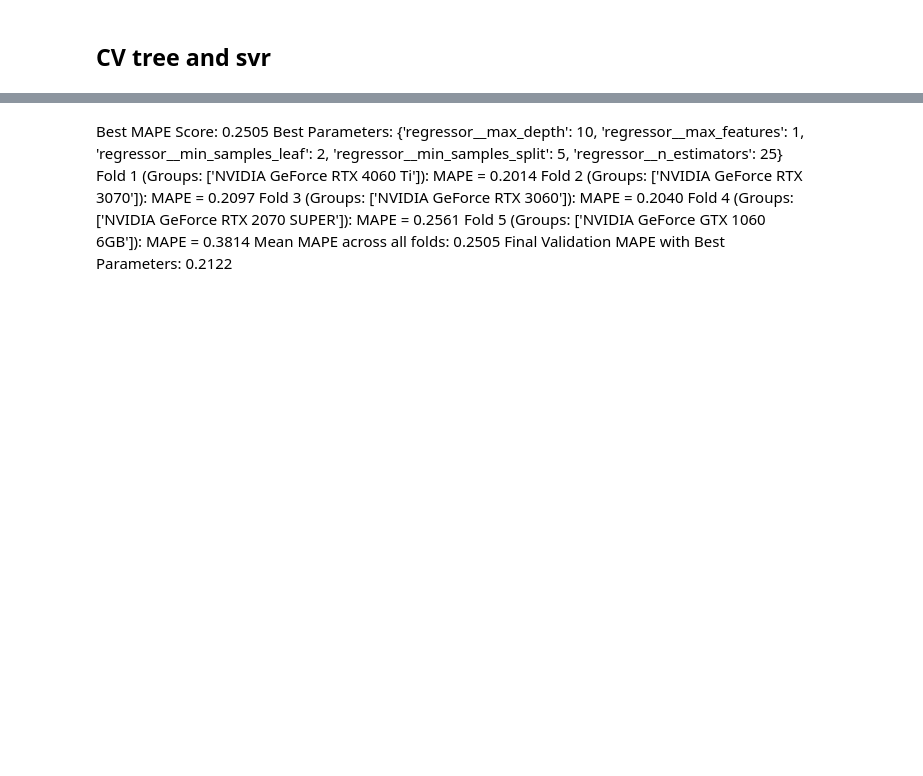
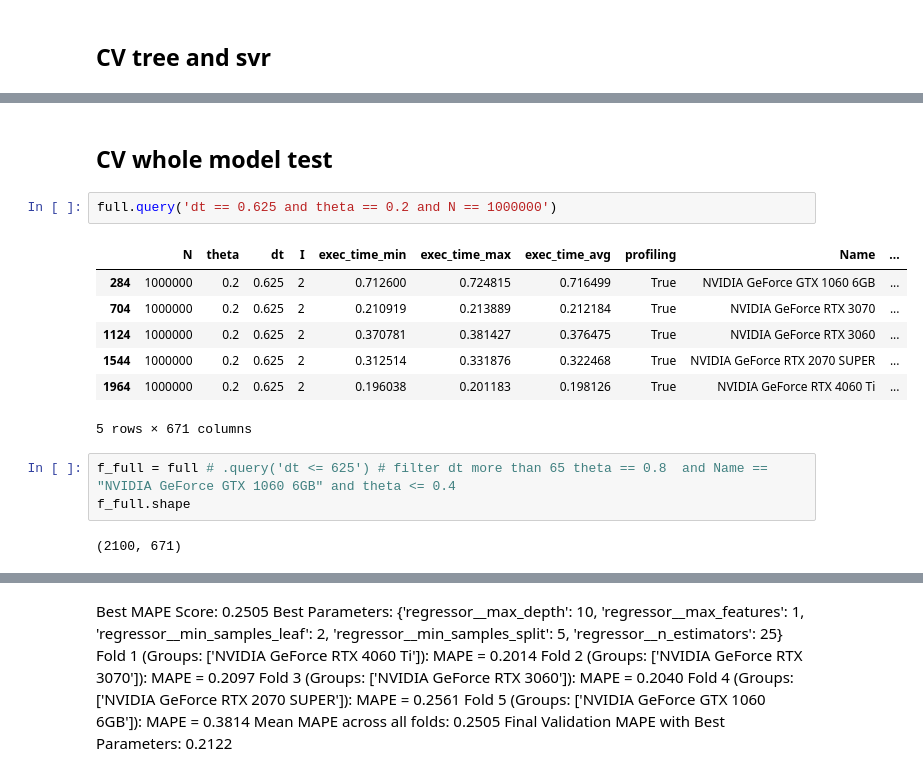
Before and after one commit to Mauricio-Bernuy/Bonsai-estimate, a Jupyter notebook: 3. Analysis.ipynb, the cells around one changed output, grey strips where cells are left out. Drawn from its saved outputs; the diff is of its cells as text; blank space fills up the shorter version.

Commit message:
new cv tests and outputs

```diff
--- a/3. Analysis.ipynb
+++ b/3. Analysis.ipynb
@@ -2228,0 +2095,17 @@ Final Validation MAPE with Best Parameters: 0.2069
+# %% [markdown]
+## CV whole model test
+# %%
+full.query('dt == 0.625 and theta == 0.2 and N == 1000000')
+# %% [output]
+|  | N | theta | dt | I | exec_time_min | exec_time_max | exec_time_avg | profiling | Name | ... |
+| 284 | 1000000 | 0.2 | 0.625 | 2 | 0.712600 | 0.724815 | 0.716499 | True | NVIDIA GeForce GTX 1060 6GB | ... |
+| 704 | 1000000 | 0.2 | 0.625 | 2 | 0.210919 | 0.213889 | 0.212184 | True | NVIDIA GeForce RTX 3070 | ... |
+| 1124 | 1000000 | 0.2 | 0.625 | 2 | 0.370781 | 0.381427 | 0.376475 | True | NVIDIA GeForce RTX 3060 | ... |
+| 1544 | 1000000 | 0.2 | 0.625 | 2 | 0.312514 | 0.331876 | 0.322468 | True | NVIDIA GeForce RTX 2070 SUPER | ... |
+| 1964 | 1000000 | 0.2 | 0.625 | 2 | 0.196038 | 0.201183 | 0.198126 | True | NVIDIA GeForce RTX 4060 Ti | ... |
+5 rows × 671 columns
+# %%
+f_full = full # .query('dt <= 625') # filter dt more than 65 theta == 0.8  and Name == "NVIDIA GeForce GTX 1060 6GB" and theta <= 0.4
+f_full.shape
+# %% [output]
+(2100, 671)
```
Also changed, not shown: parts of 46 cells of this notebook.
